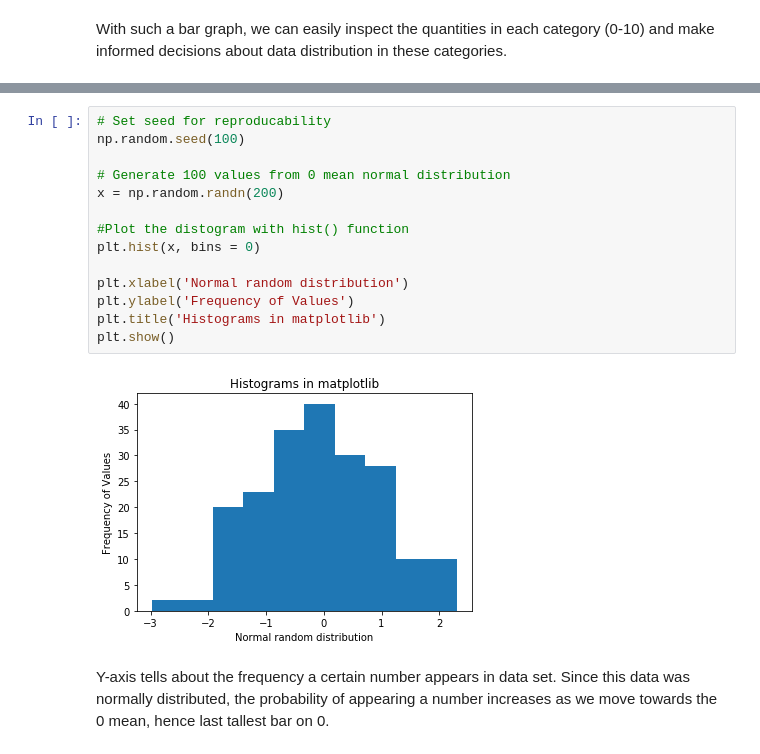
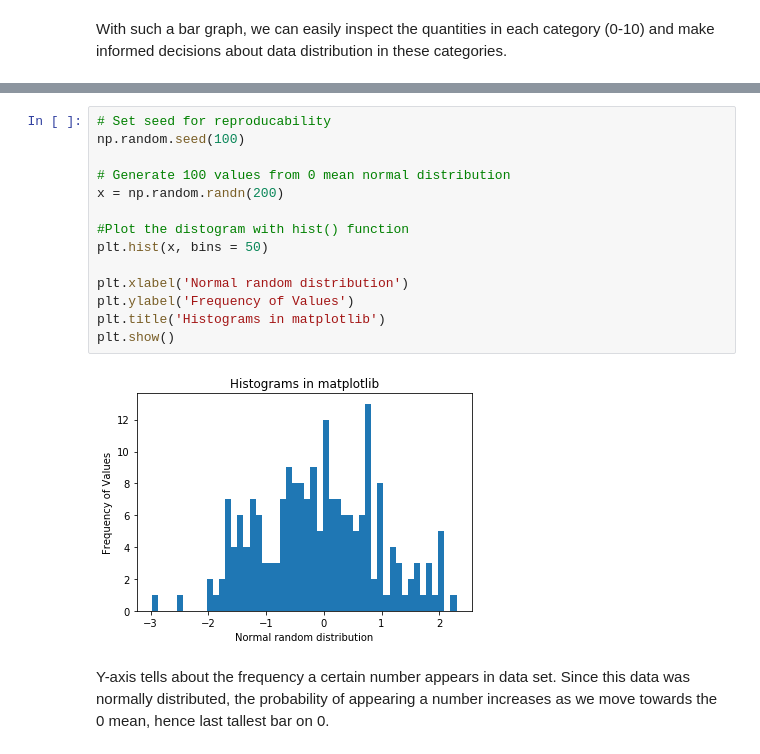
Before and after one commit to alexxlu/dsc-0-01-21-visualizing-data-online-ds-pt-100118, a Jupyter notebook: index.ipynb, the cells around one changed output, grey strips where cells are left out. Drawn from its saved outputs; the diff is of its cells as text.

```diff
--- a/index.ipynb
+++ b/index.ipynb
@@ -131,19 +131,19 @@ In matplotlib, we can use `plt.hist()` function to draw a histogram while passin
 # %%
 # Set seed for reproducability
 np.random.seed(100)
 
 # Generate 100 values from 0 mean normal distribution
 x = np.random.randn(200)
 
 #Plot the distogram with hist() function
-plt.hist(x, bins = 0)
+plt.hist(x, bins = 50)
 
 plt.xlabel('Normal random distribution')
 plt.ylabel('Frequency of Values')
 plt.title('Histograms in matplotlib')
 plt.show()
 # %% [output]
-[figure, old version]
+[figure, new version]
 # %% [markdown]
 Y-axis tells about the frequency a certain number appears in data set. Since this data was normally distributed, the probability of appearing a number increases as we move towards the 0 mean, hence last tallest bar on 0.
 # %% [markdown]
```
